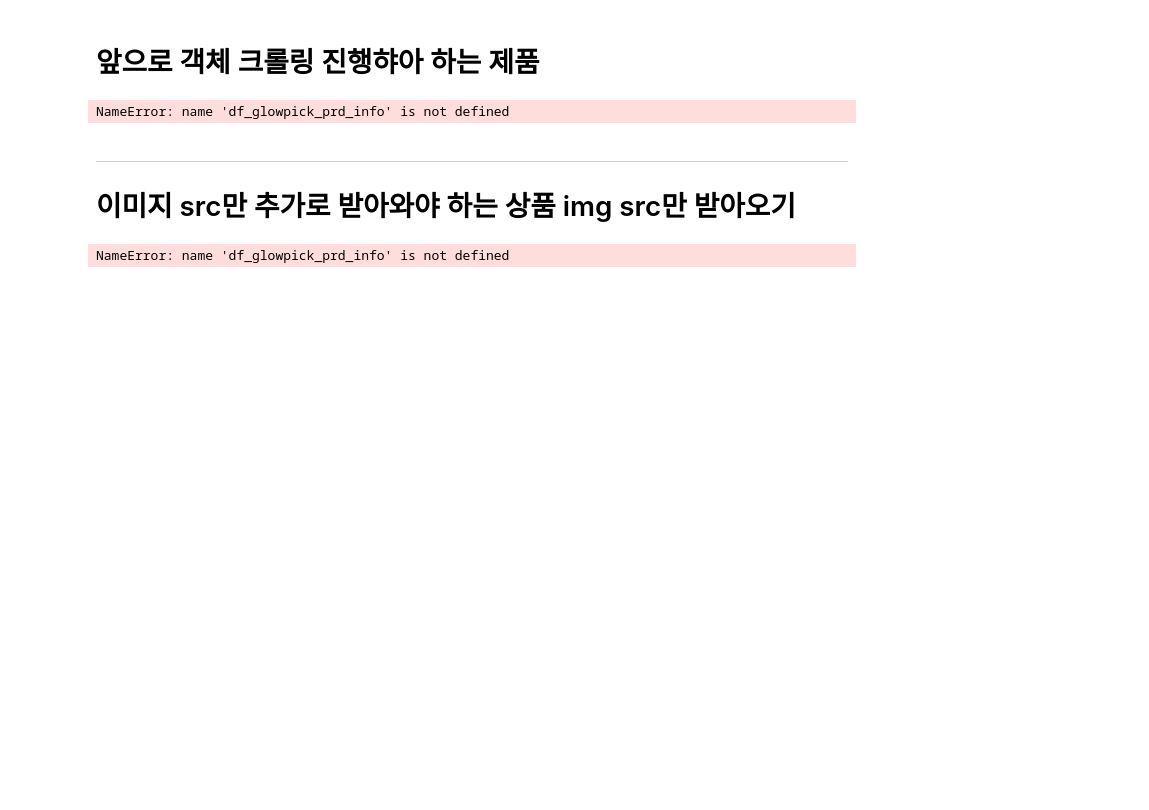
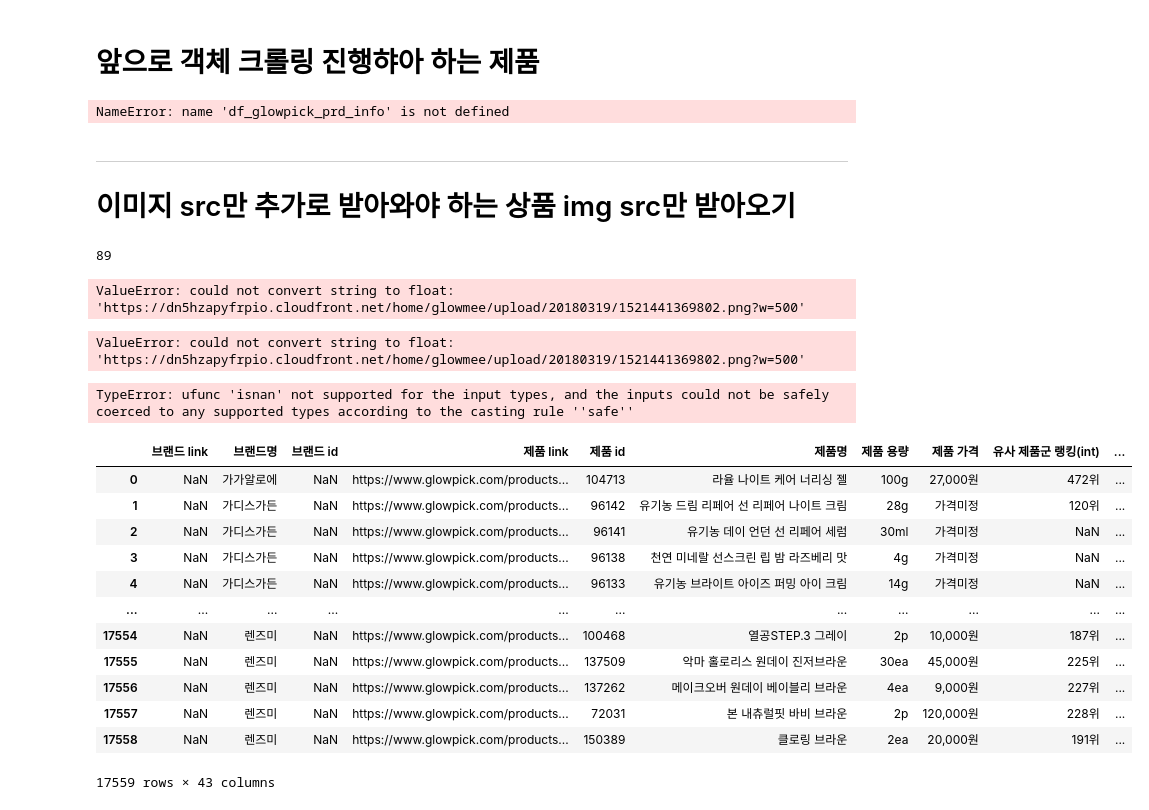
Before and after one commit to eun61n00/Internship-2021F, a Jupyter notebook: glowpick_scraping/gp_need_to_crawl_v2.ipynb, the cells around one changed output. Drawn from its saved outputs; the diff is of its cells as text; code cells hidden in the pictures; blank space fills up the shorter version.

```diff
--- a/glowpick_scraping/gp_need_to_crawl_v2.ipynb
+++ b/glowpick_scraping/gp_need_to_crawl_v2.ipynb
@@ -67,8 +67,8 @@ for i in range(len(df_brd_w_prd_v3)):
 # 이미지 src만 추가로 받아와야 하는 상품 img src만 받아오기
 # %%
 #현재까지 크롤링 완료되어 한꺼번에 붙인 df
-df_glowpick_prd_info = pd.read_csv("df_glowpick_prd_info.csv")
-df_glowpick_prd_info = df_glowpick_prd_info.iloc[: 1:]
+df_glowpick_prd_info_v1 = pd.read_csv("df_glowpick_prd_info_v1.csv")
+df_glowpick_prd_info_v1 = df_glowpick_prd_info_v1.iloc[:, 1:]
 # %%
 def get_img_src(prd_link):
 
@@ -107,12 +107,47 @@ def get_img_src(prd_link):
     except Exception as e:
         exception.append(prd_link)
         print(e)
+# %%
+len(df_glowpick_prd_info_v1.loc[0, 'img_src'])
+# %% [output]
+89
+# %%
+np.isnan(df_glowpick_prd_info_v1['img_src'].astype(np.float))
+# %% [output]
+ValueError: could not convert string to float: 'https://dn5hzapyfrpio.cloudfront.net/home/glowmee/upload/20180319/1521441369802.png?w=500'
+# %%
+df_glowpick_prd_info_v1['img_src'] = df_glowpick_prd_info_v1['img_src'].astype(float)
+# %% [output]
+ValueError: could not convert string to float: 'https://dn5hzapyfrpio.cloudfront.net/home/glowmee/upload/20180319/1521441369802.png?w=500'
+# %%
+df_glowpick_prd_info_v1.loc[np.isnan(df_glowpick_prd_info_v1['브랜드명'])]
+# %% [output]
+TypeError: ufunc 'isnan' not supported for the input types, and the inputs could not be safely coerced to any supported types according to the casting rule ''safe''
 # %%
 #df_glowpick_prd_info는 지금까지 크롤링 완료된 glowpick 상품 df
 
-for i in list(df_glowpick_prd_info.index):
-    prd_link = df_glowpick_prd_info[i, '제품 link']
-    img_src = get_img_src(prd_link)
-    df_glowpick_prd_info[i, 'img_src'] = ima_src
+for i in tqdm(list(df_glowpick_prd_info_v1.index)):
+    try:
+        if np.isnan(df_glowpick_prd_info_v1.loc[i, 'img_src']):
+            prd_link = df_glowpick_prd_info_v1[i, '제품 link']
+            img_src = get_img_src(prd_link)
+            print('img src scraping complete')
+            df_glowpick_prd_info_v1[i, 'img_src'] = img_src
+    except:
+        pass
-# %% [output]
-NameError: name 'df_glowpick_prd_info' is not defined
+# %%
+df_glowpick_prd_info_v1
+# %% [output]
+|  | 브랜드 link | 브랜드명 | 브랜드 id | 제품 link | 제품 id | 제품명 | 제품 용량 | 제품 가격 | 유사 제품군 랭킹(int) | ... |
+| 0 | NaN | 가가알로에 | NaN | https://www.glowpick.com/products... | 104713 | 라율 나이트 케어 너리싱 젤 | 100g | 27,000원 | 472위 | ... |
+| 1 | NaN | 가디스가든 | NaN | https://www.glowpick.com/products... | 96142 | 유기농 드림 리페어 선 리페어 나이트 크림 | 28g | 가격미정 | 120위 | ... |
+| 2 | NaN | 가디스가든 | NaN | https://www.glowpick.com/products... | 96141 | 유기농 데이 언던 선 리페어 세럼 | 30ml | 가격미정 | NaN | ... |
+| 3 | NaN | 가디스가든 | NaN | https://www.glowpick.com/products... | 96138 | 천연 미네랄 선스크린 립 밤 라즈베리 맛 | 4g | 가격미정 | NaN | ... |
+| 4 | NaN | 가디스가든 | NaN | https://www.glowpick.com/products... | 96133 | 유기농 브라이트 아이즈 퍼밍 아이 크림 | 14g | 가격미정 | NaN | ... |
+| ... | ... | ... | ... | ... | ... | ... | ... | ... | ... | ... |
+| 17554 | NaN | 렌즈미 | NaN | https://www.glowpick.com/products... | 100468 | 열공STEP.3 그레이 | 2p | 10,000원 | 187위 | ... |
+| 17555 | NaN | 렌즈미 | NaN | https://www.glowpick.com/products... | 137509 | 악마 홀로리스 원데이 진저브라운 | 30ea | 45,000원 | 225위 | ... |
+| 17556 | NaN | 렌즈미 | NaN | https://www.glowpick.com/products... | 137262 | 메이크오버 원데이 베이블리 브라운 | 4ea | 9,000원 | 227위 | ... |
+| 17557 | NaN | 렌즈미 | NaN | https://www.glowpick.com/products... | 72031 | 본 내츄럴핏 바비 브라운 | 2p | 120,000원 | 228위 | ... |
+| 17558 | NaN | 렌즈미 | NaN | https://www.glowpick.com/products... | 150389 | 클로링 브라운 | 2ea | 20,000원 | 191위 | ... |
+17559 rows × 43 columns
```
Also changed, not shown: 11 other files.
